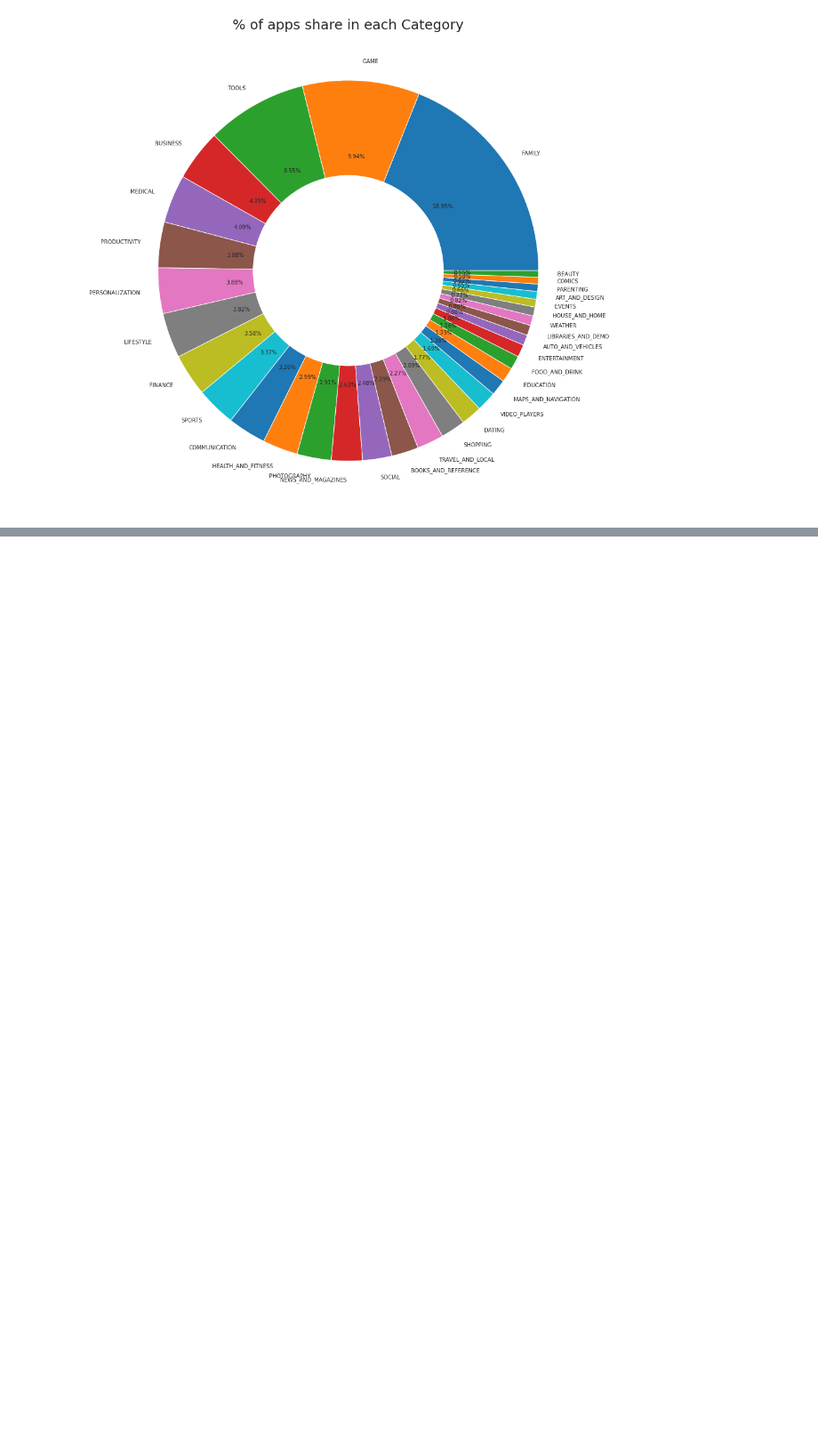
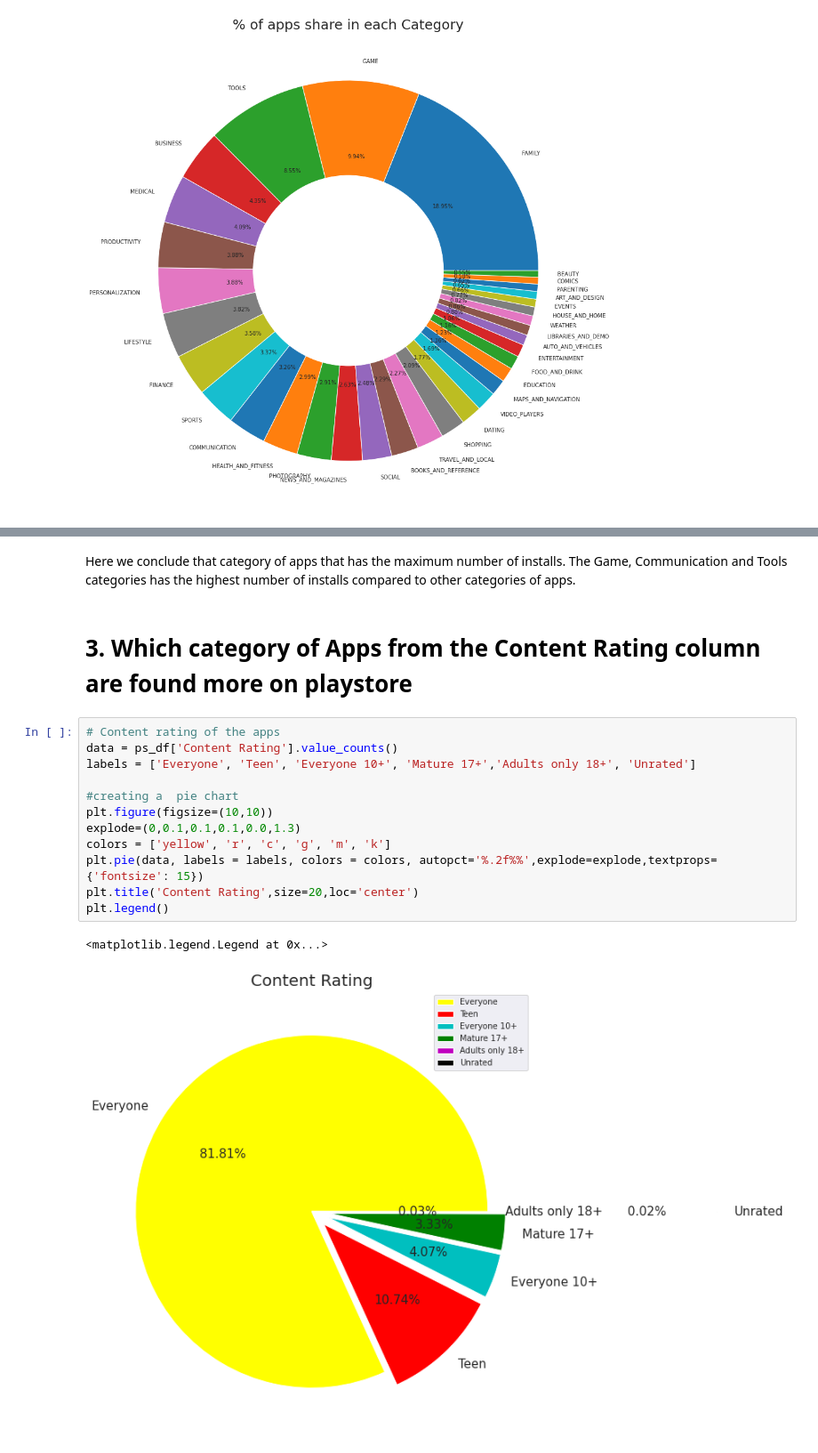
Before and after one commit to Faraz-Khan02/Play-Store-App-Review-Analysis, a Jupyter notebook: Play_Store_App_Review_Analysis_Capstone_Project.ipynb, the cells around one changed output, grey strips where cells are left out. Shown: that part at 89% size. Cells and saved outputs as stored; diff of their text form; blank space fills up the shorter version.

```diff
--- a/Play_Store_App_Review_Analysis_Capstone_Project.ipynb
+++ b/Play_Store_App_Review_Analysis_Capstone_Project.ipynb
@@ -535,0 +720,19 @@ plt.show()
+# %% [markdown]
+Here we conclude that category of apps that has the maximum number of installs. The Game, Communication and Tools categories has the highest number of installs compared to other categories of apps.
+# %% [markdown]
+# **3. Which category of Apps from the Content Rating column are found more on playstore**
+# %%
+# Content rating of the apps
+data = ps_df['Content Rating'].value_counts()
+labels = ['Everyone', 'Teen', 'Everyone 10+', 'Mature 17+','Adults only 18+', 'Unrated']
+
+#creating a  pie chart
+plt.figure(figsize=(10,10))
+explode=(0,0.1,0.1,0.1,0.0,1.3)
+colors = ['yellow', 'r', 'c', 'g', 'm', 'k']
+plt.pie(data, labels = labels, colors = colors, autopct='%.2f%%',explode=explode,textprops={'fontsize': 15})
+plt.title('Content Rating',size=20,loc='center')
+plt.legend()
+# %% [output]
+<matplotlib.legend.Legend at 0x...>
+[figure, added]
```
Also changed, not shown: parts of 30 cells of this notebook.
